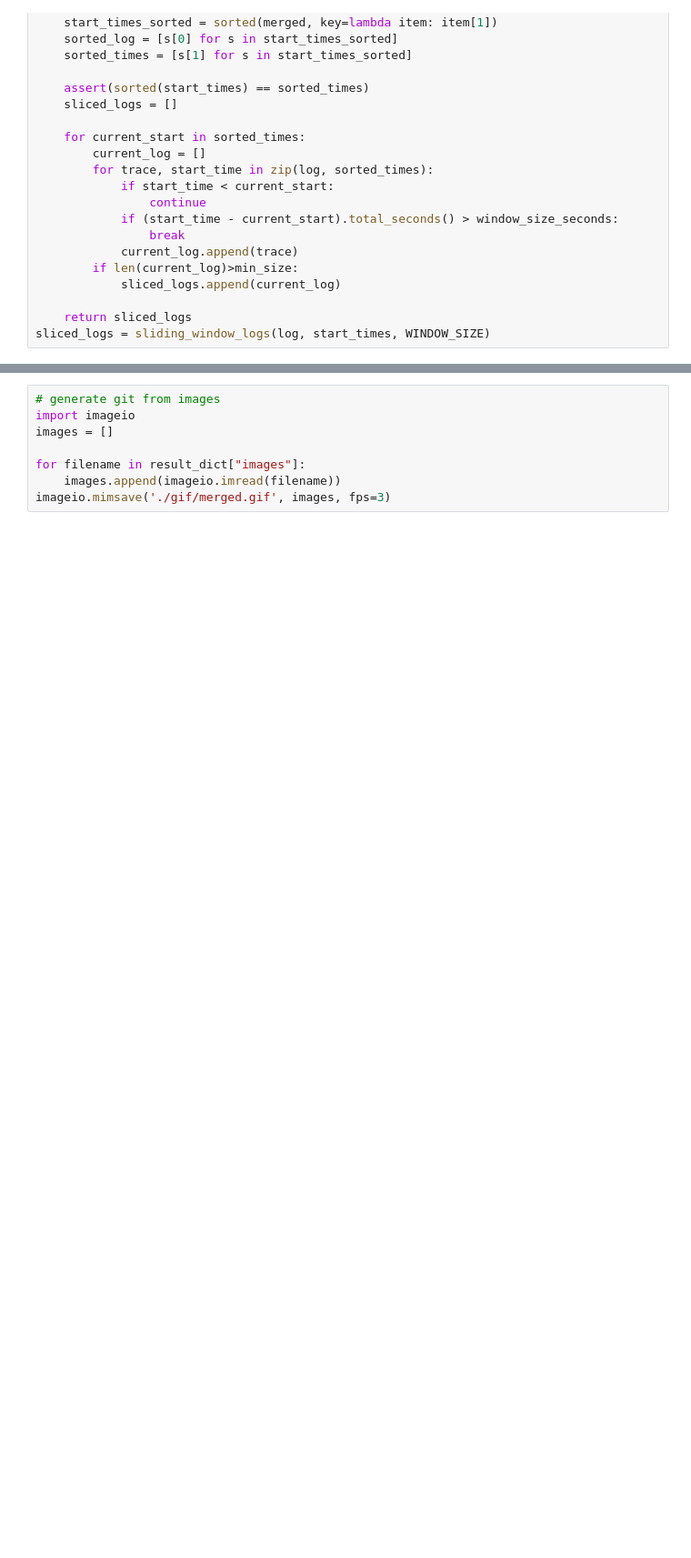
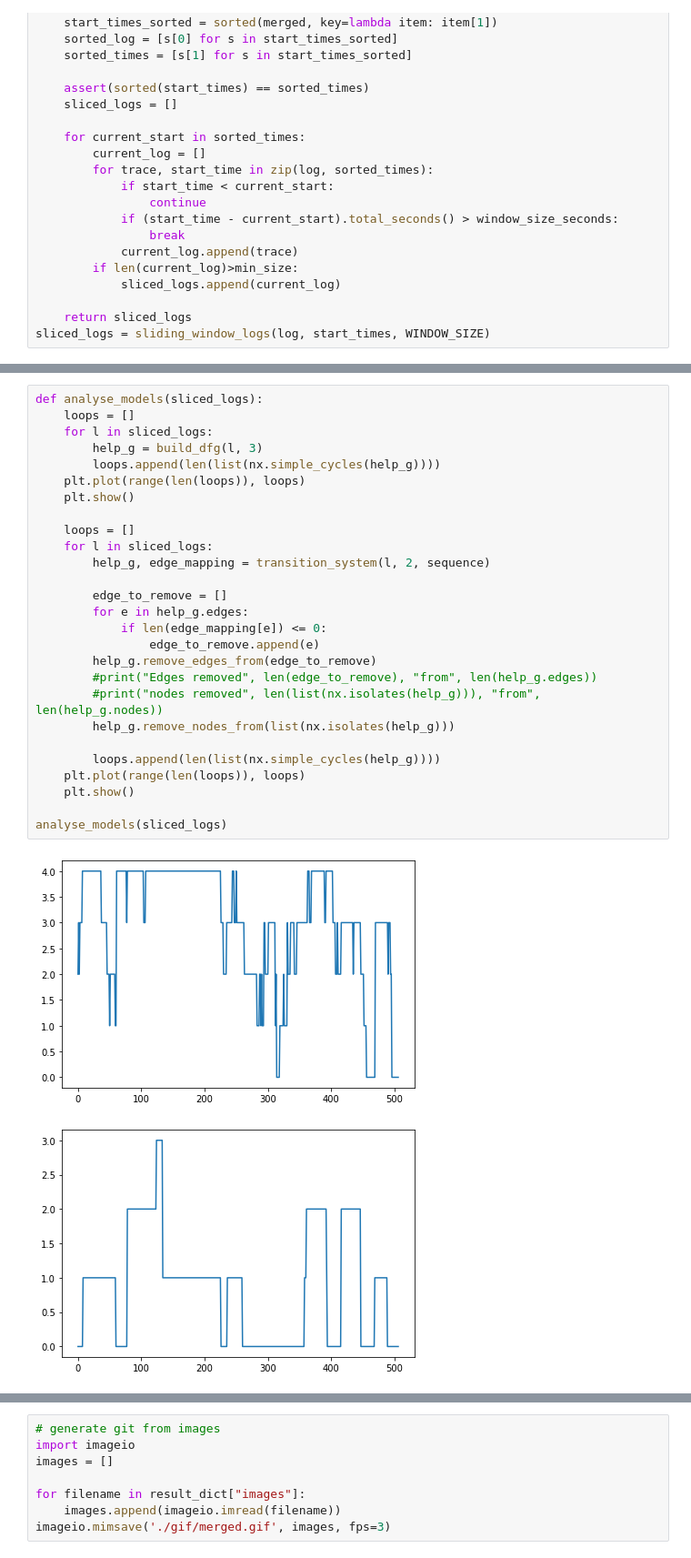
Before and after one commit to smartjourneymining/User-Journey-Games, a Jupyter notebook: case_study.ipynb, the cells around one changed output, grey strips where cells are left out. Shown at 91% size. Drawn from its saved outputs; the diff is of its cells as text; blank space fills up the shorter version.

```diff
--- a/case_study.ipynb
+++ b/case_study.ipynb
@@ -945,3 +975,33 @@ plt.show()
+# %%
+def analyse_models(sliced_logs):
+    loops = []
+    for l in sliced_logs:
+        help_g = build_dfg(l, 3)
+        loops.append(len(list(nx.simple_cycles(help_g))))
+    plt.plot(range(len(loops)), loops)
+    plt.show()
+
+    loops = []
+    for l in sliced_logs:
+        help_g, edge_mapping = transition_system(l, 2, sequence)
+
+        edge_to_remove = []
+        for e in help_g.edges:
+            if len(edge_mapping[e]) <= 0:
+                edge_to_remove.append(e)
+        help_g.remove_edges_from(edge_to_remove)
+        #print("Edges removed", len(edge_to_remove), "from", len(help_g.edges))
+        #print("nodes removed", len(list(nx.isolates(help_g))), "from", len(help_g.nodes))
+        help_g.remove_nodes_from(list(nx.isolates(help_g)))
+
+        loops.append(len(list(nx.simple_cycles(help_g))))
+    plt.plot(range(len(loops)), loops)
+    plt.show()
+
+analyse_models(sliced_logs)
+# %% [output]
+[figure, added]
+[figure, added]
 # %%
 def time_analysis(sliced_logs, edge_threshold_start = 3, compute_distance = True):
     result_dict = {
```
Also changed, not shown: parts of 38 cells of this notebook.
